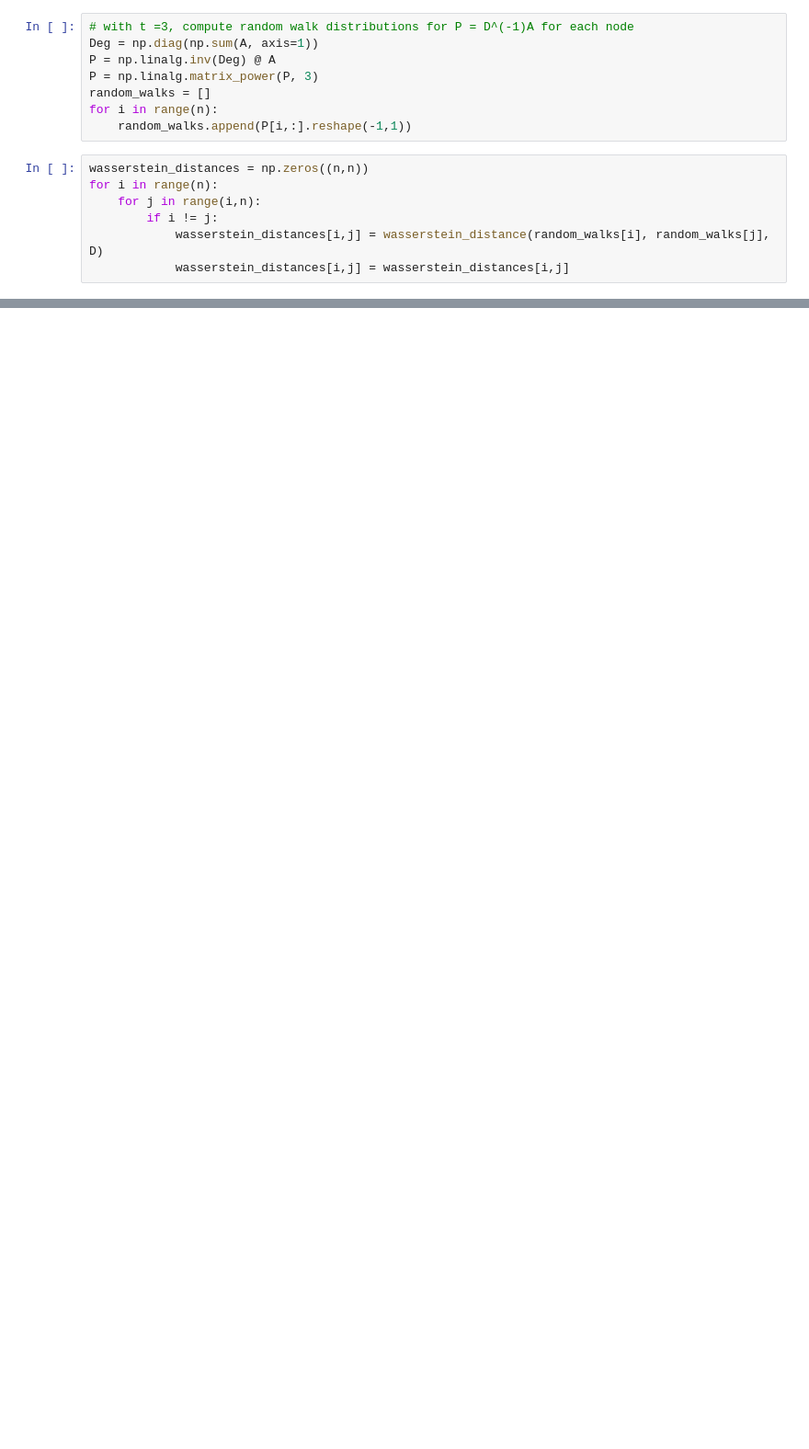
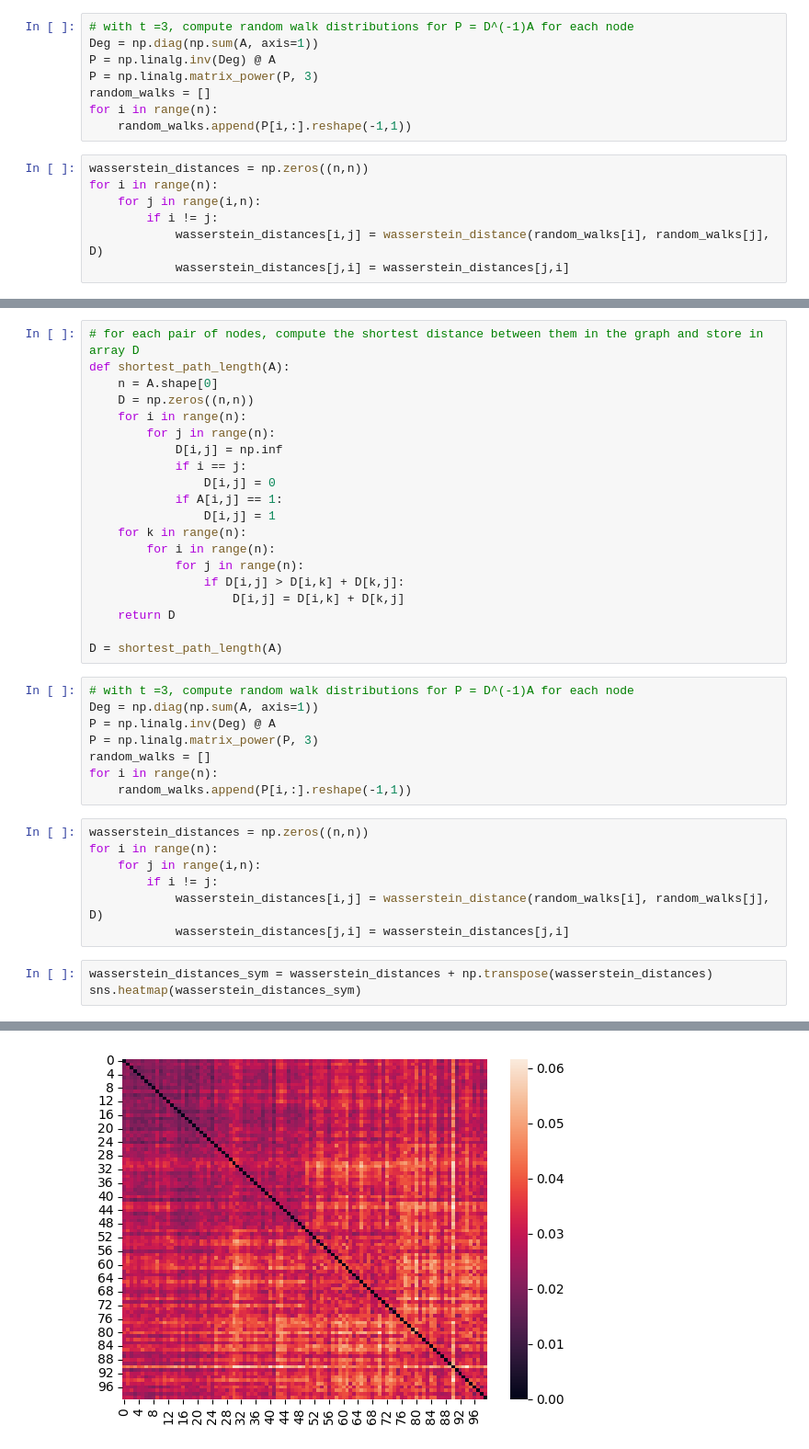
Before and after one commit to GeorgeRLTyler/directed-graph-clustering, a Jupyter notebook: experiments/wasserstein_distances_improved.ipynb, the cells around one changed output, grey strips where cells are left out. Shown at 92% size. Cells and saved outputs as stored; diff of their text form; blank space fills up the shorter version.

```diff
--- a/experiments/wasserstein_distances_improved.ipynb
+++ b/experiments/wasserstein_distances_improved.ipynb
@@ -52,4 +53,4 @@ for i in range(n):
     for j in range(i,n):
         if i != j:
             wasserstein_distances[i,j] = wasserstein_distance(random_walks[i], random_walks[j], D)
-            wasserstein_distances[i,j] = wasserstein_distances[i,j]
+            wasserstein_distances[j,i] = wasserstein_distances[j,i]
@@ -70,0 +78,39 @@ array([[0.        , 0.01923218, 0.02781231, ..., 0.        , 0.        ,
+# %%
+# for each pair of nodes, compute the shortest distance between them in the graph and store in array D
+def shortest_path_length(A):
+    n = A.shape[0]
+    D = np.zeros((n,n))
+    for i in range(n):
+        for j in range(n):
+            D[i,j] = np.inf
+            if i == j:
+                D[i,j] = 0
+            if A[i,j] == 1:
+                D[i,j] = 1
+    for k in range(n):
+        for i in range(n):
+            for j in range(n):
+                if D[i,j] > D[i,k] + D[k,j]:
+                    D[i,j] = D[i,k] + D[k,j]
+    return D
+
+D = shortest_path_length(A)
+# %%
+# with t =3, compute random walk distributions for P = D^(-1)A for each node
+Deg = np.diag(np.sum(A, axis=1))
+P = np.linalg.inv(Deg) @ A
+P = np.linalg.matrix_power(P, 3)
+random_walks = []
+for i in range(n):
+    random_walks.append(P[i,:].reshape(-1,1))
+# %%
+wasserstein_distances = np.zeros((n,n))
+for i in range(n):
+    for j in range(i,n):
+        if i != j:
+            wasserstein_distances[i,j] = wasserstein_distance(random_walks[i], random_walks[j], D)
+            wasserstein_distances[j,i] = wasserstein_distances[j,i]
+# %%
+wasserstein_distances_sym = wasserstein_distances + np.transpose(wasserstein_distances)
+sns.heatmap(wasserstein_distances_sym)
+# %% [output]
@@ -70,0 +118 @@ array([[0.        , 0.01923218, 0.02781231, ..., 0.        , 0.        ,
+[figure, added]
```
Also changed, not shown: parts of 24 cells of this notebook, 4 other files.
